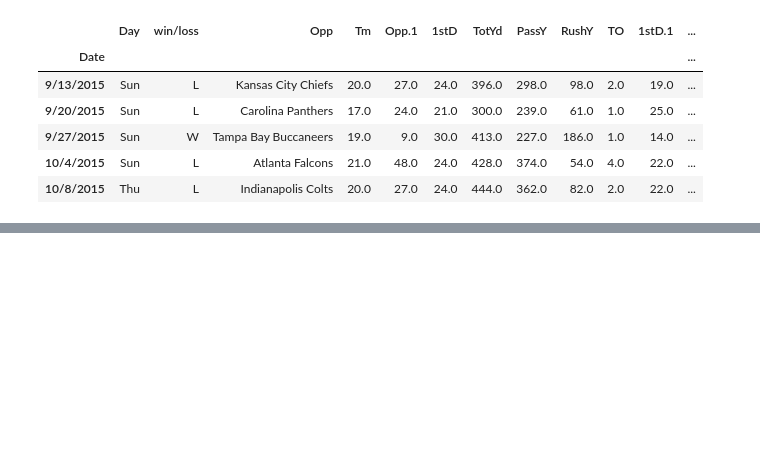
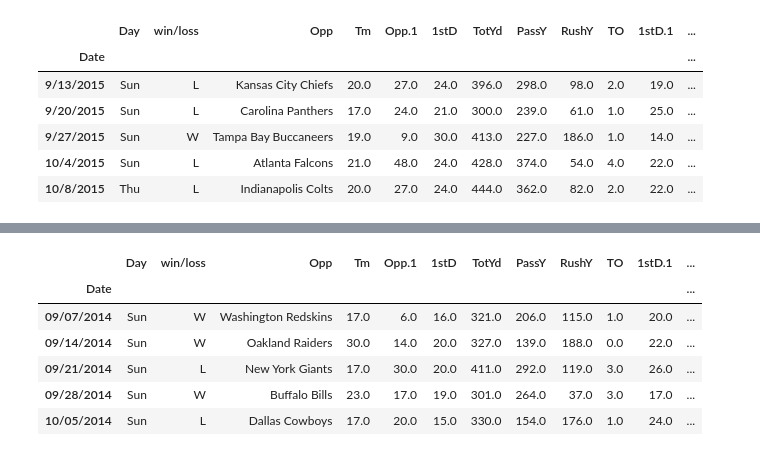
Before and after one commit to QuinnStroube/NFL_team_total_predictor_ML, a Jupyter notebook: Texans_Data_Cleanup.ipynb, the cells around one changed output, grey strips where cells are left out. Cells and saved outputs as stored; diff of their text form; code cells hidden in the pictures; blank space fills up the shorter version.

```diff
--- a/Texans_Data_Cleanup.ipynb
+++ b/Texans_Data_Cleanup.ipynb
@@ -343,3 +424,12 @@ texans_2015_df.head()
 | 9/27/2015 | Sun | W | Tampa Bay Buccaneers | 19.0 | 9.0 | 30.0 | 413.0 | 227.0 | 186.0 | 1.0 | 14.0 | ... |
 | 10/4/2015 | Sun | L | Atlanta Falcons | 21.0 | 48.0 | 24.0 | 428.0 | 374.0 | 54.0 | 4.0 | 22.0 | ... |
 | 10/8/2015 | Thu | L | Indianapolis Colts | 20.0 | 27.0 | 24.0 | 444.0 | 362.0 | 82.0 | 2.0 | 22.0 | ... |
+# %%
+# Read in the 2014 texans data
+texans_2014_df = pd.read_csv(
+    'Resources/2014_texans_results.csv',
+    header=1,
+    index_col='Date'
+)
+
+texans_2014_df.head()
@@ -345,0 +445,29 @@ texans_2015_df.head()
+# %%
+# Drop the bye week from the data
+texans_2014_df.drop(texans_2014_df.index[9], axis=0, inplace=True)
+
+# Drop the unnecessary columns to clean the data frame
+texans_2014_df.drop('Week', axis=1, inplace=True)
+texans_2014_df.drop('Unnamed: 3', axis=1, inplace=True)
+texans_2014_df.drop('Unnamed: 4', axis=1, inplace=True)
+texans_2014_df.drop('Unnamed: 8', axis=1, inplace=True)
+texans_2014_df.drop('Rec', axis=1, inplace=True)
+texans_2014_df.drop('OT', axis=1, inplace=True)
+
+# Rename the win/loss column
+texans_2014_df.rename(columns={'Unnamed: 5':'win/loss'}, inplace=True)
+
+# Change the win/loss columns to binary
+texans_2014_df.loc[(texans_2014_df['win/loss'] == 'L'), 'results'] = 0
+texans_2014_df.loc[(texans_2014_df['win/loss'] == 'W'), 'results'] = 1
+
+# Display the clean data frame
+texans_2014_df.head()
+# %% [output]
+|  | Day | win/loss | Opp | Tm | Opp.1 | 1stD | TotYd | PassY | RushY | TO | 1stD.1 | ... |
+| Date |  |  |  |  |  |  |  |  |  |  |  | ... |
+| 09/07/2014 | Sun | W | Washington Redskins | 17.0 | 6.0 | 16.0 | 321.0 | 206.0 | 115.0 | 1.0 | 20.0 | ... |
+| 09/14/2014 | Sun | W | Oakland Raiders | 30.0 | 14.0 | 20.0 | 327.0 | 139.0 | 188.0 | 0.0 | 22.0 | ... |
+| 09/21/2014 | Sun | L | New York Giants | 17.0 | 30.0 | 20.0 | 411.0 | 292.0 | 119.0 | 3.0 | 26.0 | ... |
+| 09/28/2014 | Sun | W | Buffalo Bills | 23.0 | 17.0 | 19.0 | 301.0 | 264.0 | 37.0 | 3.0 | 17.0 | ... |
+| 10/05/2014 | Sun | L | Dallas Cowboys | 17.0 | 20.0 | 15.0 | 330.0 | 154.0 | 176.0 | 1.0 | 24.0 | ... |
```
Also changed, not shown: parts of 45 cells of this notebook, 14 other files.
